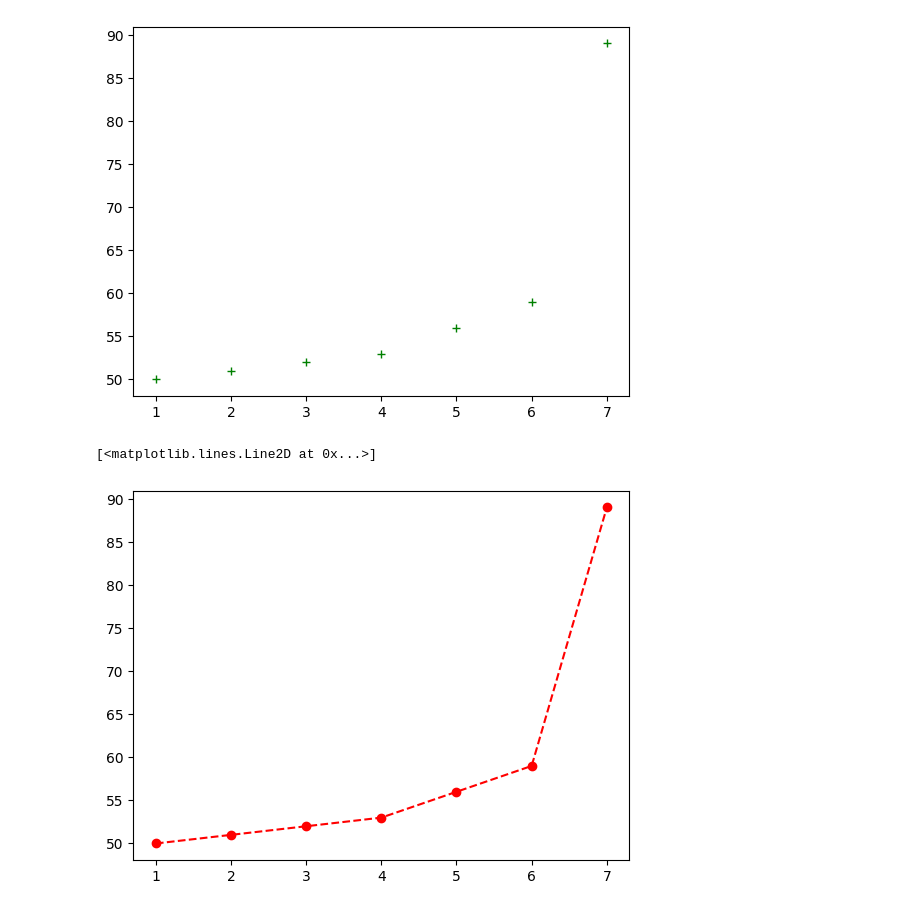
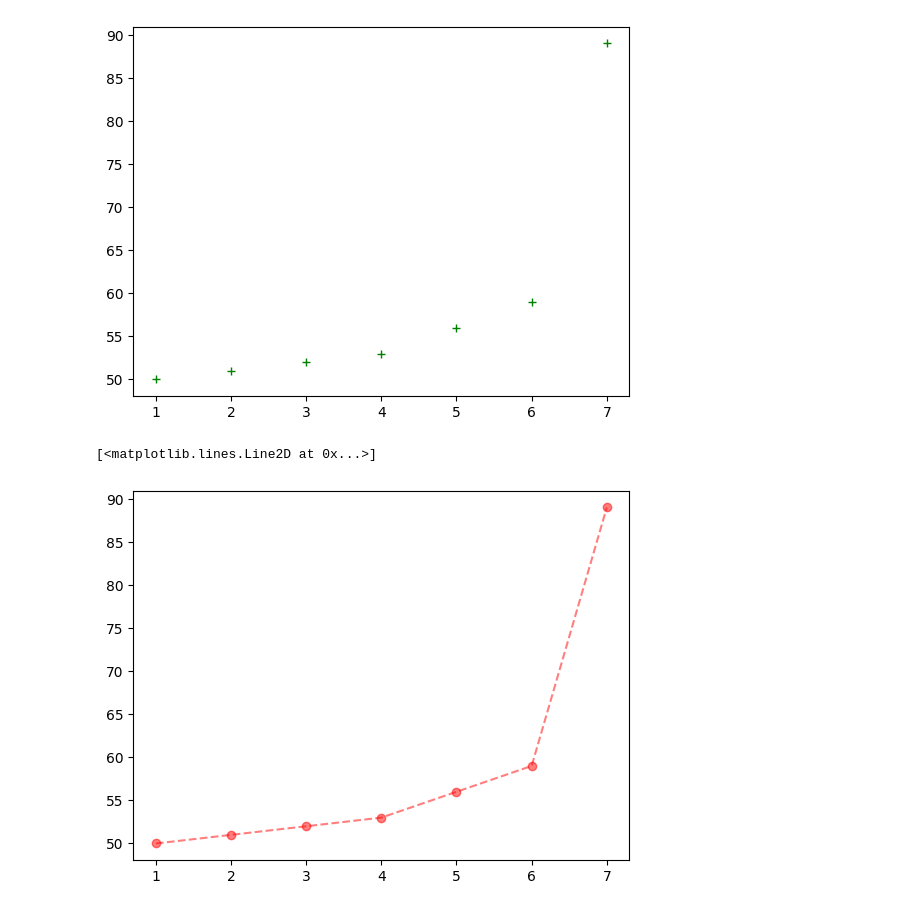
Before and after one commit to YuvaShreeGanesan/matplotlib_learnings, a Jupyter notebook: format_strings.ipynb, the cells around one changed output. Drawn from its saved outputs; the diff is of its cells as text; code cells hidden in the pictures.

```diff
--- a/format_strings.ipynb
+++ b/format_strings.ipynb
@@ -37,7 +37,7 @@ plt.plot(x,y,'g+')
 [<matplotlib.lines.Line2D at 0x...>]
 [figure]
 # %%
-plt.plot(x,y,color='red',marker='o',linestyle='--')
+plt.plot(x,y,color='red',marker='o',linestyle='--',alpha=0.5)
 # %% [output]
 [<matplotlib.lines.Line2D at 0x...>]
-[figure, old version]
+[figure, new version]
```
Also changed, not shown: 3 other files.
